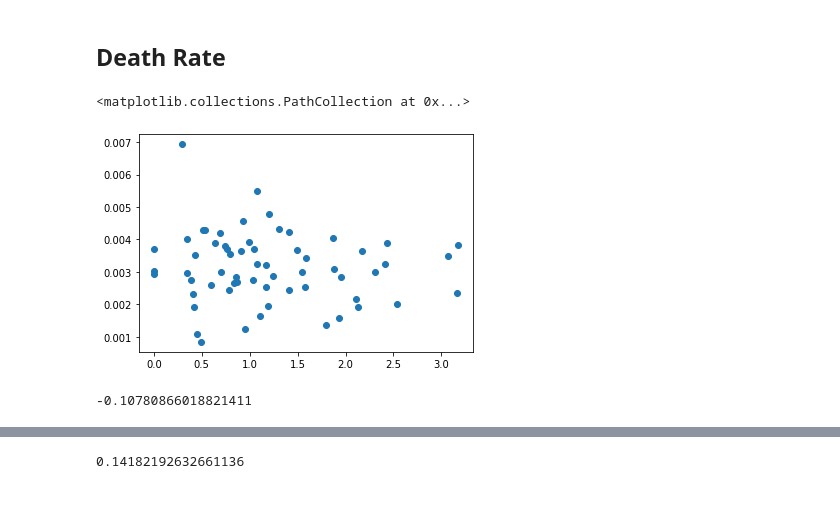
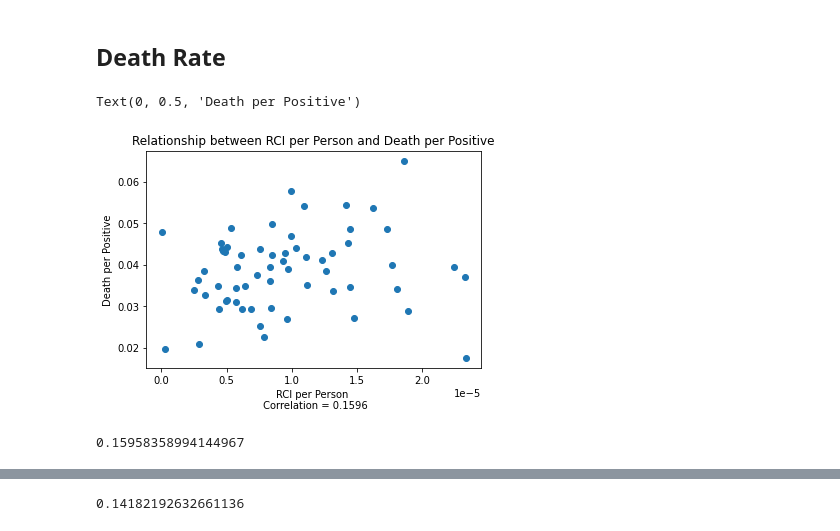
Before and after one commit to chengzegang/Relationship-between-Covid-19-and-Unlawful-Incidents-in-New-York-City, a Jupyter notebook: overview_part2_RCI.ipynb, the cells around one changed output, grey strips where cells are left out. Drawn from its saved outputs; the diff is of its cells as text; code cells hidden in the pictures; blank space fills up the shorter version.

```diff
--- a/overview_part2_RCI.ipynb
+++ b/overview_part2_RCI.ipynb
@@ -202,12 +201,15 @@ covid['RCI_rate'].corr(covid['pos_rate'])
 # %% [markdown]
 ## Death Rate
-# %%
-%matplotlib inline
-plt.scatter(covid['RCI_rate'], covid['death_rate'])
-# %% [output]
-<matplotlib.collections.PathCollection at 0x...>
-[figure, removed]
+# %%
+%matplotlib inline
+plt.scatter(covid['RCI_rate'], covid['dt_rate'])
+plt.title("Relationship between RCI per Person and Death per Positive")
+plt.xlabel("RCI per Person \n Correlation = 0.1596")
+plt.ylabel("Death per Positive")
+# %% [output]
+Text(0, 0.5, 'Death per Positive')
+[figure, added]
 # %%
-covid['RCI_rate'].corr(covid['death_rate'])
+covid['RCI_rate'].corr(covid['dt_rate'])
 # %% [output]
--0.10780866018821411
+0.15958358994144967
```
Also changed, not shown: parts of 10 cells of this notebook, 11 other files.
